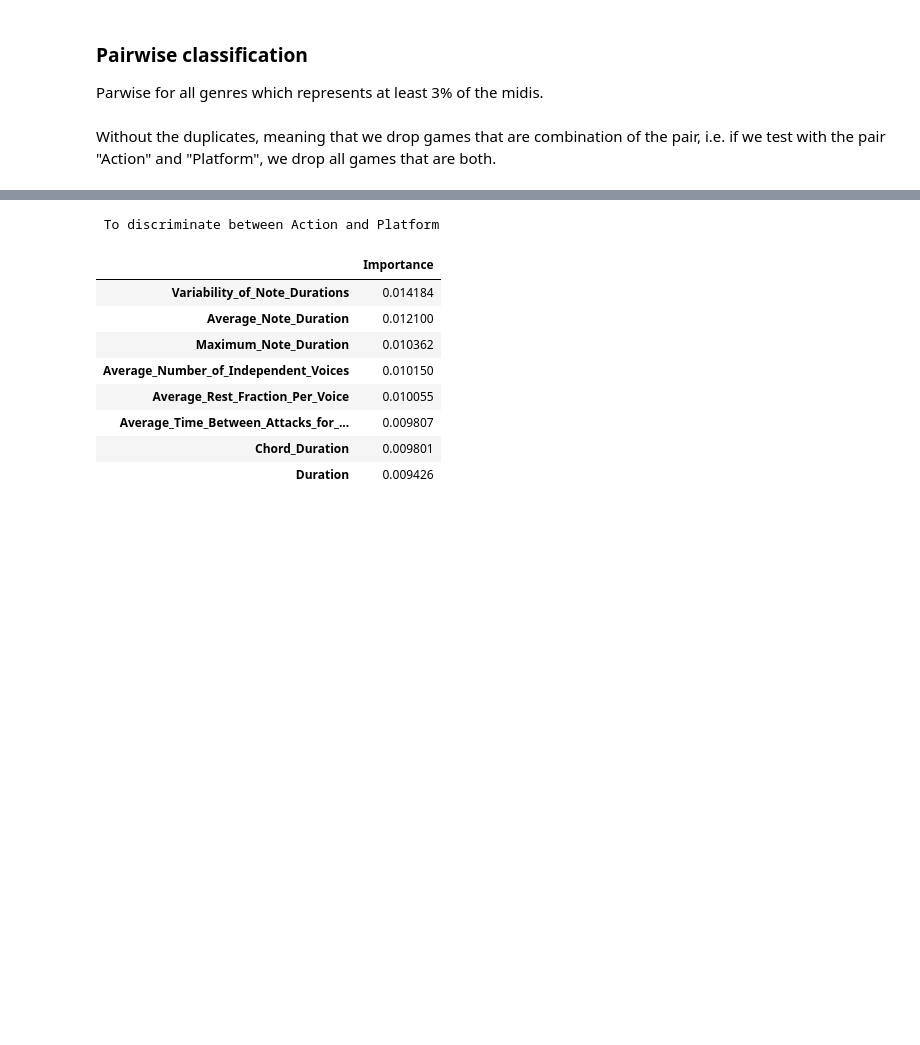
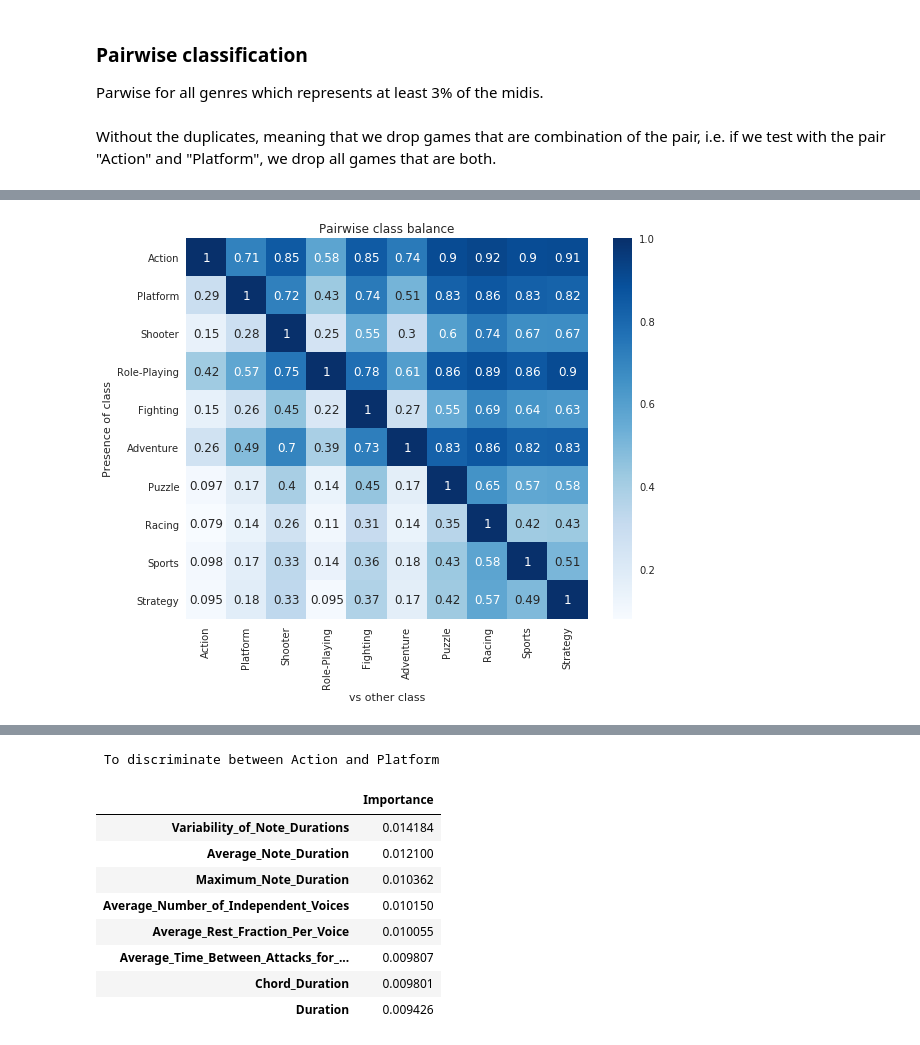
Before and after one commit to cedricviaccoz/musicology, a Jupyter notebook: dataset/Final Analysis and Results.ipynb, the cells around one changed output, grey strips where cells are left out. Drawn from its saved outputs; the diff is of its cells as text; code cells hidden in the pictures; blank space fills up the shorter version.

```diff
--- a/dataset/Final Analysis and Results.ipynb
+++ b/dataset/Final Analysis and Results.ipynb
@@ -309,4 +349,27 @@ The genres are: Action, Role-Playing
 ... (168 outputs left out)
+# %%
+class_balance = np.zeros((len(selected_genres), len(selected_genres)))
+name2Idx = {v: k for k,v in dict(enumerate(selected_genres)).items()}
+for tup in actual_tuples.keys():
+    y = actual_tuples[tup]
+    labels = labels_tuples[tup]
+    corr = 1
+    if tup[0] != labels[0]:
+        corr = 0
+    class_balance[name2Idx[tup[0]], name2Idx[tup[1]]] = np.abs((corr-y)).sum()/len(y)
+    class_balance[name2Idx[tup[1]], name2Idx[tup[0]]] = 1-(np.abs((corr-y)).sum()/len(y))
+
+# class_balance += class_balance.T
+np.fill_diagonal(class_balance, 1)
+
+fig, ax = plt.subplots(figsize=(9,7))
+sns.axes_style()
+sns.heatmap(class_balance, cmap='Blues',annot=True,  xticklabels=name2Idx.keys(), yticklabels=name2Idx.keys(), ax=ax)
+ax.set_title("Pairwise class balance")
+ax.set_ylabel("Presence of class")
+ax.set_xlabel("vs other class");
+# %% [output]
+[figure, added]
 # %%
 scores_matrix = np.zeros((len(selected_genres), len(selected_genres)))
 name2Idx = {v: k for k,v in dict(enumerate(selected_genres)).items()}
```
Also changed, not shown: parts of 15 cells of this notebook.
